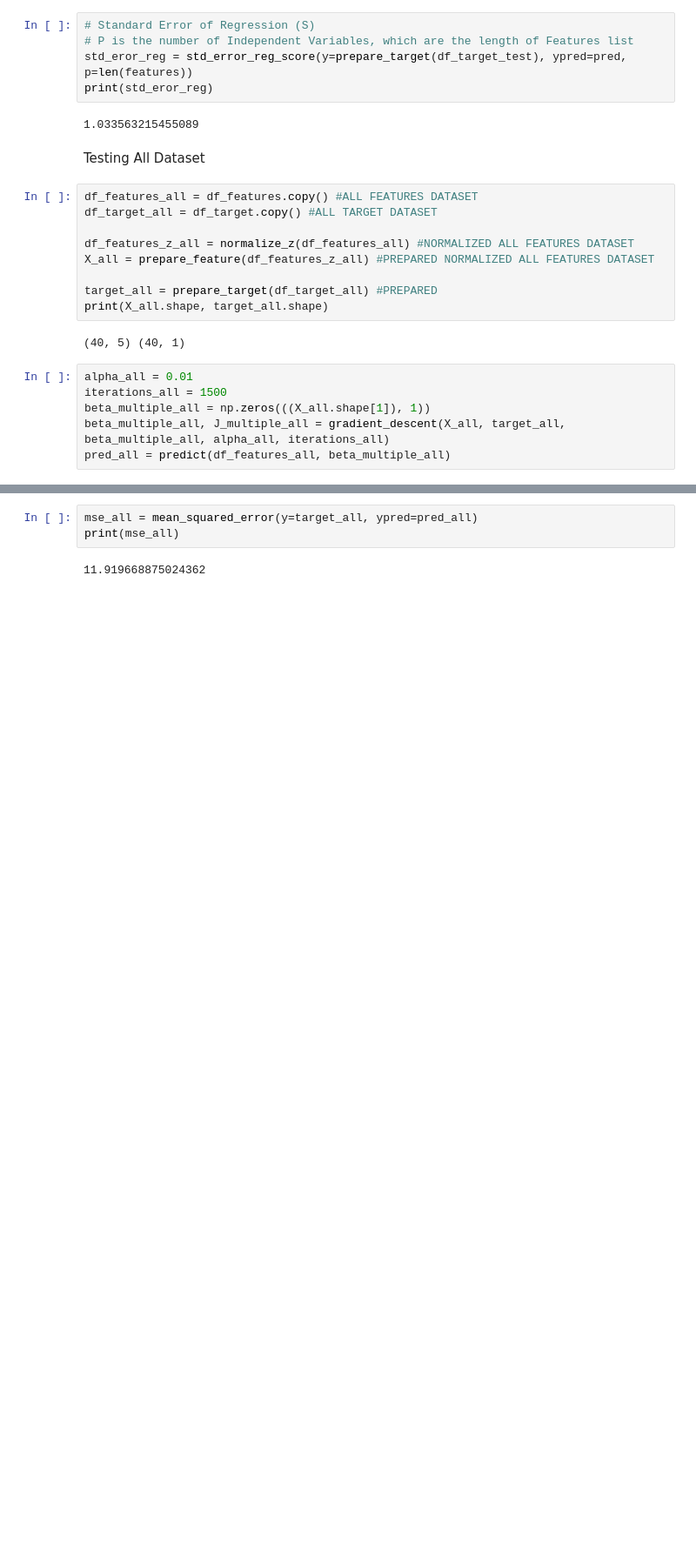
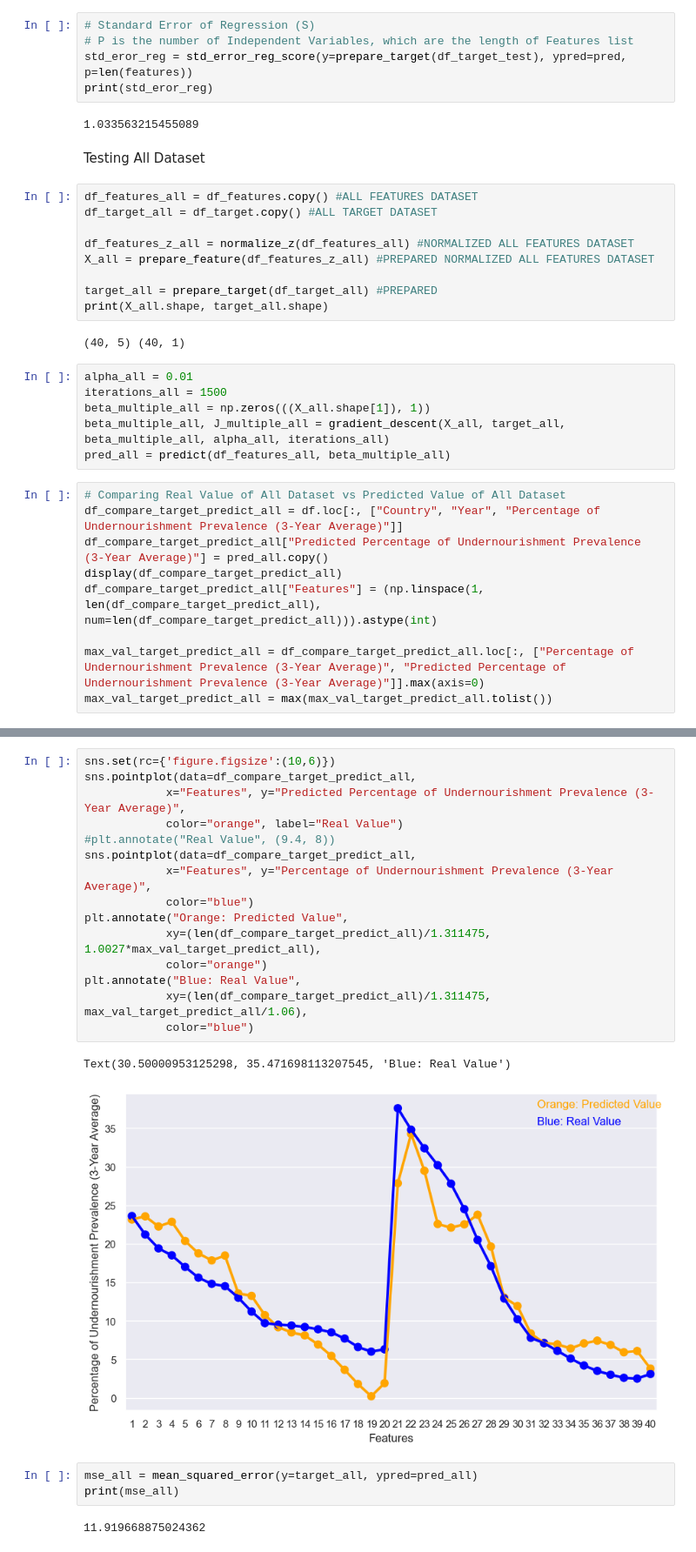
Before and after one commit to verneylmavt/regression-food_security-py, a Jupyter notebook: 2D_Cambodia-Myanmar_Improved-Ver..ipynb, the cells around one changed output, grey strips where cells are left out. Shown at 87% size. Drawn from its saved outputs; the diff is of its cells as text; blank space fills up the shorter version.

```diff
--- a/2D_Cambodia-Myanmar_Improved-Ver..ipynb
+++ b/2D_Cambodia-Myanmar_Improved-Ver..ipynb
@@ -511,3 +511,12 @@ iterations_all = 1500
 beta_multiple_all = np.zeros(((X_all.shape[1]), 1))
 beta_multiple_all, J_multiple_all = gradient_descent(X_all, target_all, beta_multiple_all, alpha_all, iterations_all)
 pred_all = predict(df_features_all, beta_multiple_all)
+# %%
+# Comparing Real Value of All Dataset vs Predicted Value of All Dataset
+df_compare_target_predict_all = df.loc[:, ["Country", "Year", "Percentage of Undernourishment Prevalence (3-Year Average)"]]
+df_compare_target_predict_all["Predicted Percentage of Undernourishment Prevalence (3-Year Average)"] = pred_all.copy()
+display(df_compare_target_predict_all)
+df_compare_target_predict_all["Features"] = (np.linspace(1, len(df_compare_target_predict_all), num=len(df_compare_target_predict_all))).astype(int)
+
+max_val_target_predict_all = df_compare_target_predict_all.loc[:, ["Percentage of Undernourishment Prevalence (3-Year Average)", "Predicted Percentage of Undernourishment Prevalence (3-Year Average)"]].max(axis=0)
+max_val_target_predict_all = max(max_val_target_predict_all.tolist())
@@ -514,3 +541,21 @@ pred_all = predict(df_features_all, beta_multiple_all)
+# %%
+sns.set(rc={'figure.figsize':(10,6)})
+sns.pointplot(data=df_compare_target_predict_all,
+            x="Features", y="Predicted Percentage of Undernourishment Prevalence (3-Year Average)",
+            color="orange", label="Real Value")
+#plt.annotate("Real Value", (9.4, 8))
+sns.pointplot(data=df_compare_target_predict_all,
+            x="Features", y="Percentage of Undernourishment Prevalence (3-Year Average)",
+            color="blue")
+plt.annotate("Orange: Predicted Value",
+            xy=(len(df_compare_target_predict_all)/1.311475, 1.0027*max_val_target_predict_all),
+            color="orange")
+plt.annotate("Blue: Real Value",
+            xy=(len(df_compare_target_predict_all)/1.311475, max_val_target_predict_all/1.06),
+            color="blue")
+# %% [output]
+Text(30.50000953125298, 35.471698113207545, 'Blue: Real Value')
+[figure, added]
 # %%
 mse_all = mean_squared_error(y=target_all, ypred=pred_all)
 print(mse_all)
```
Also changed, not shown: parts of 5 cells of this notebook.
